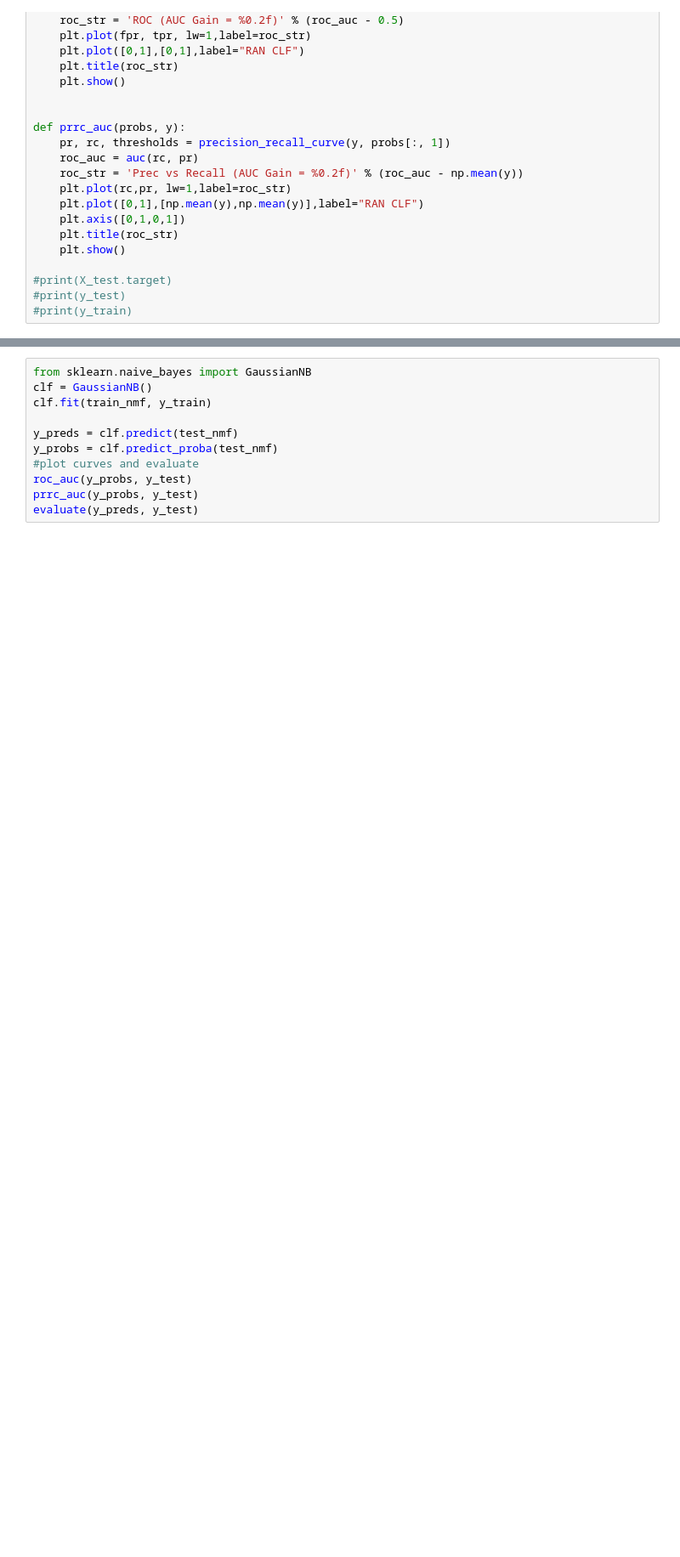
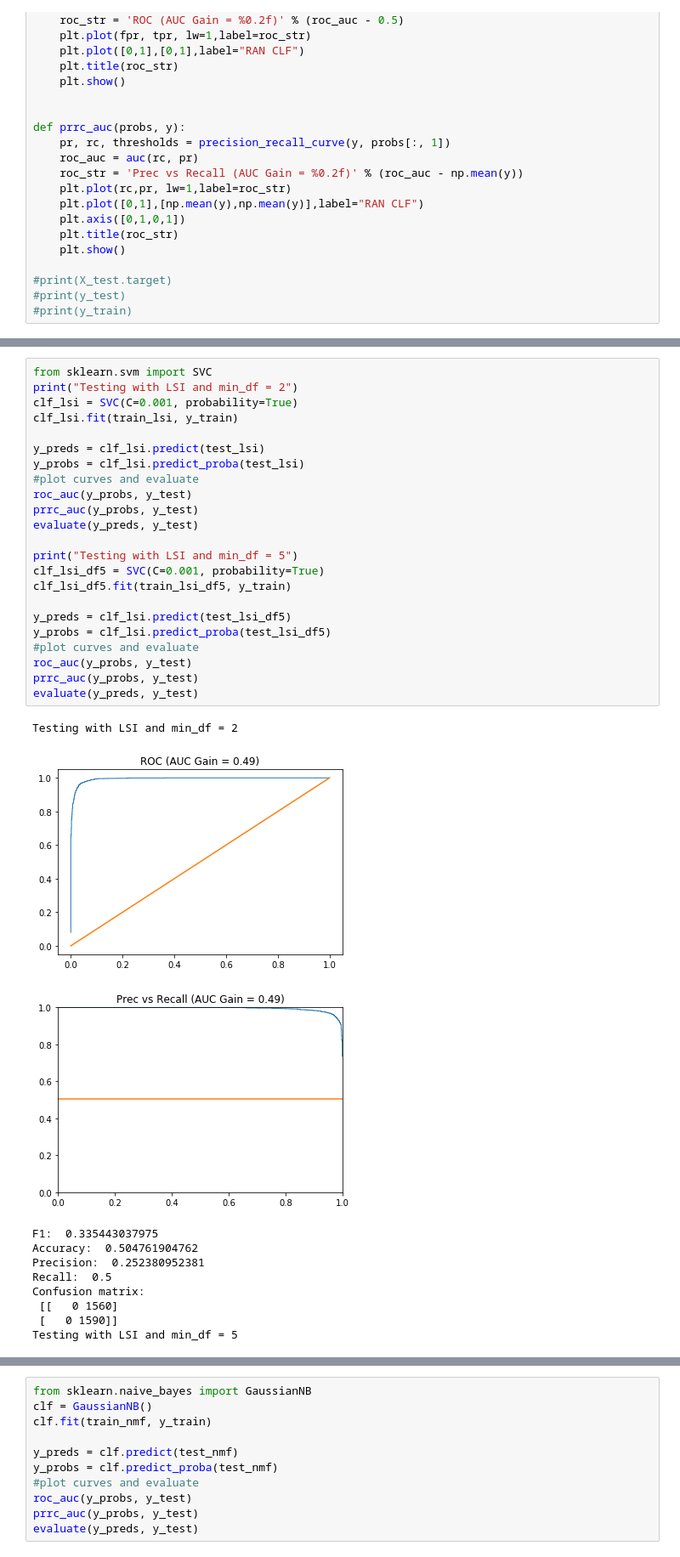
Before and after one commit to jdhurwitz/UCLA-EE219, a Jupyter notebook: Project1/text_classifier.ipynb, the cells around one changed output, grey strips where cells are left out. Shown at 85% size. Cells and saved outputs as stored; diff of their text form; blank space fills up the shorter version.

```diff
--- a/Project1/text_classifier.ipynb
+++ b/Project1/text_classifier.ipynb
@@ -358,0 +434,35 @@ Confusion matrix:
+# %%
+from sklearn.svm import SVC
+print("Testing with LSI and min_df = 2")
+clf_lsi = SVC(C=0.001, probability=True)
+clf_lsi.fit(train_lsi, y_train)
+
+y_preds = clf_lsi.predict(test_lsi)
+y_probs = clf_lsi.predict_proba(test_lsi)
+#plot curves and evaluate
+roc_auc(y_probs, y_test)
+prrc_auc(y_probs, y_test)
+evaluate(y_preds, y_test)
+
+print("Testing with LSI and min_df = 5")
+clf_lsi_df5 = SVC(C=0.001, probability=True)
+clf_lsi_df5.fit(train_lsi_df5, y_train)
+
+y_preds = clf_lsi.predict(test_lsi_df5)
+y_probs = clf_lsi.predict_proba(test_lsi_df5)
+#plot curves and evaluate
+roc_auc(y_probs, y_test)
+prrc_auc(y_probs, y_test)
+evaluate(y_preds, y_test)
+# %% [output]
+Testing with LSI and min_df = 2
+[figure, added]
+[figure, added]
+F1:  0.335443037975
+Accuracy:  0.504761904762
+Precision:  0.252380952381
+Recall:  0.5
+Confusion matrix:
+ [[   0 1560]
+ [   0 1590]]
+Testing with LSI and min_df = 5
```
Also changed, not shown: parts of 56 cells of this notebook.
